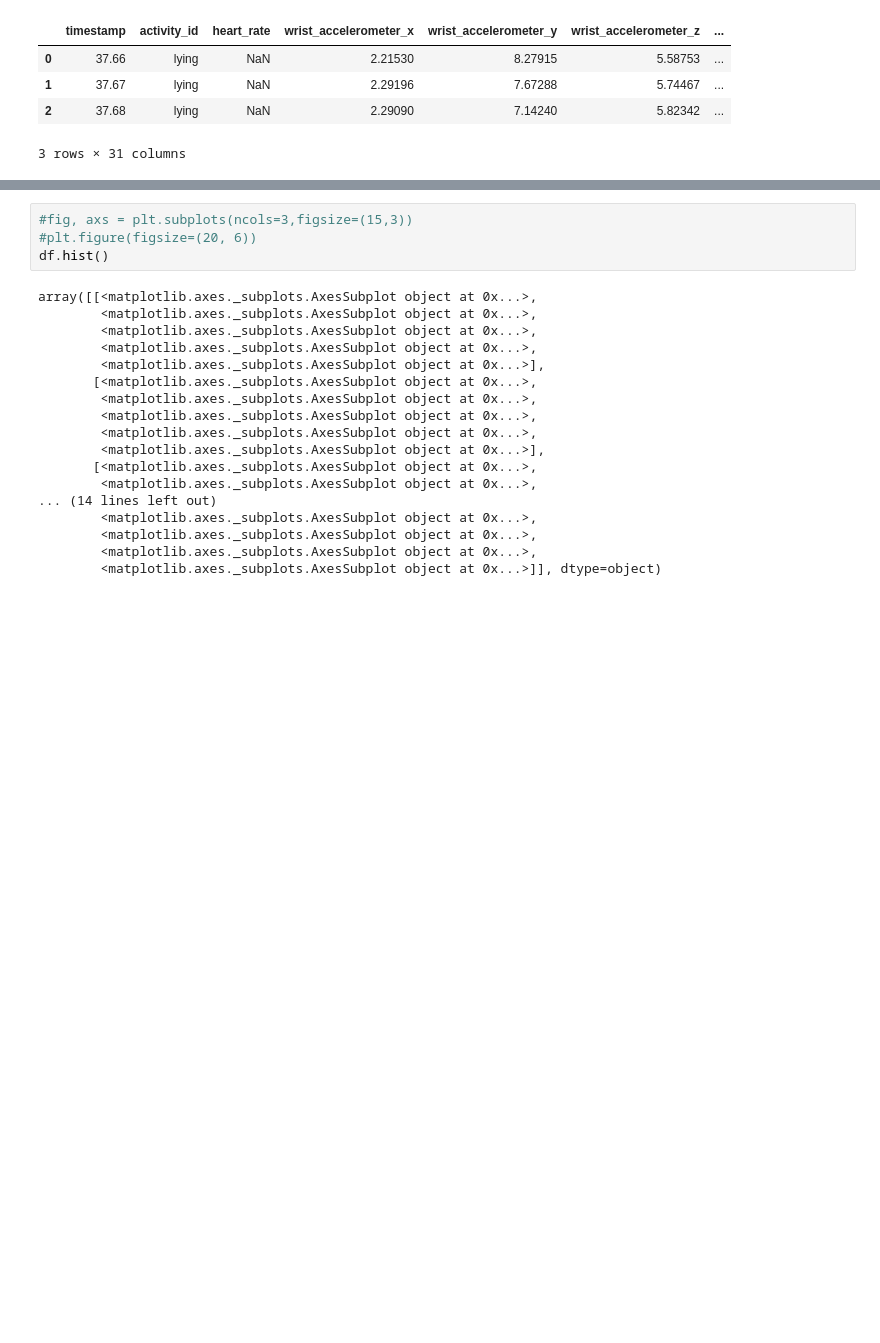
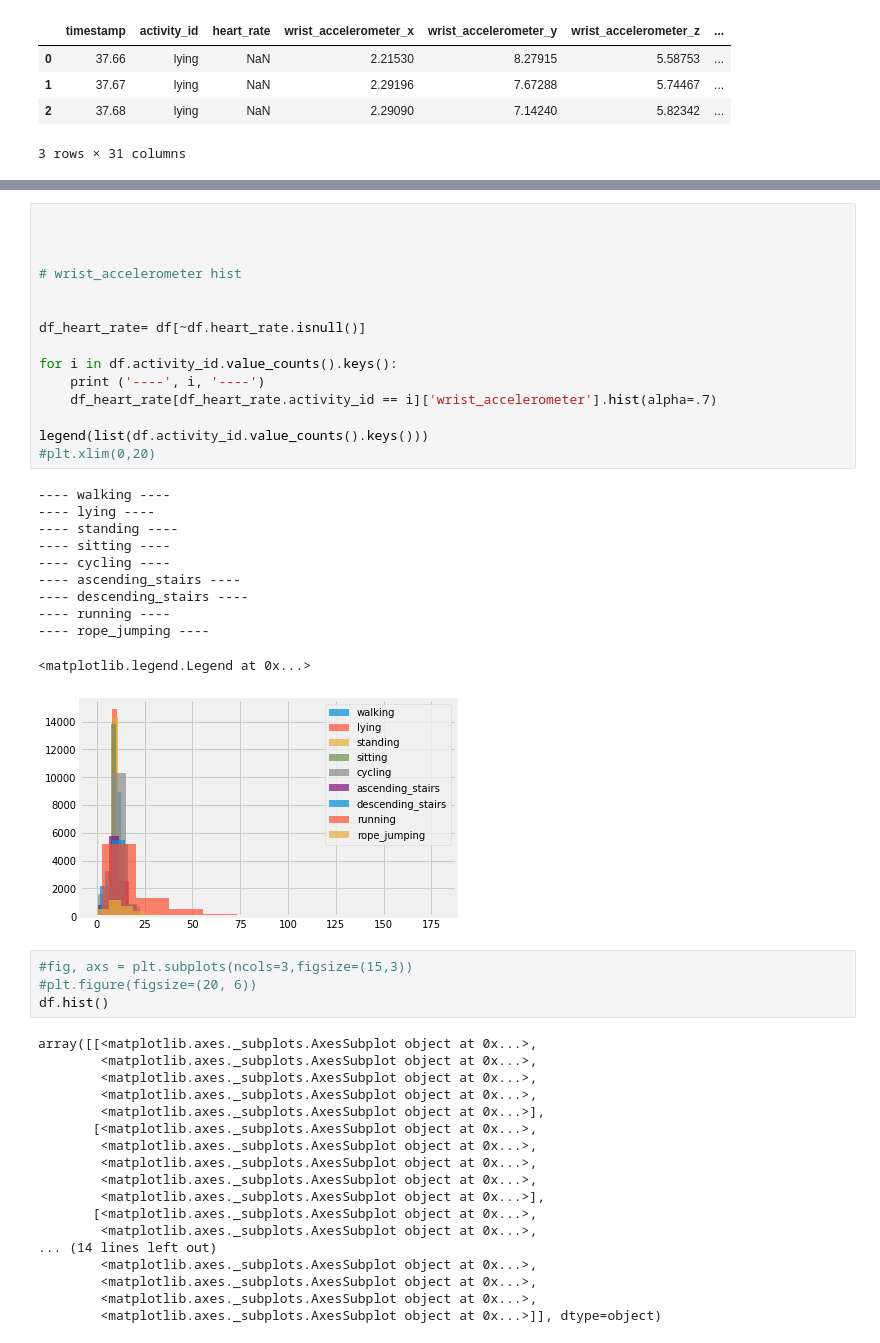
Before and after one commit to yennanliu/analysis, a Jupyter notebook: project/myd/imu_a_recognition_EDA_V1.ipynb, the cells around one changed output, grey strips where cells are left out. Cells and saved outputs as stored; diff of their text form; blank space fills up the shorter version.

```diff
--- a/project/myd/imu_a_recognition_EDA_V1.ipynb
+++ b/project/myd/imu_a_recognition_EDA_V1.ipynb
@@ -101,3 +95,30 @@ df.head(3)
+# %%
+
+
+
+# wrist_accelerometer hist
+
+
+df_heart_rate= df[~df.heart_rate.isnull()]
+
+for i in df.activity_id.value_counts().keys():
+    print ('----', i, '----')
+    df_heart_rate[df_heart_rate.activity_id == i]['wrist_accelerometer'].hist(alpha=.7)
+
+legend(list(df.activity_id.value_counts().keys()))
+#plt.xlim(0,20)
+# %% [output]
+---- walking ----
+---- lying ----
+---- standing ----
+---- sitting ----
+---- cycling ----
+---- ascending_stairs ----
+---- descending_stairs ----
+---- running ----
+---- rope_jumping ----
+<matplotlib.legend.Legend at 0x...>
+[figure, added]
 # %%
 #fig, axs = plt.subplots(ncols=3,figsize=(15,3))
 #plt.figure(figsize=(20, 6))
```
Also changed, not shown: parts of 13 cells of this notebook.
